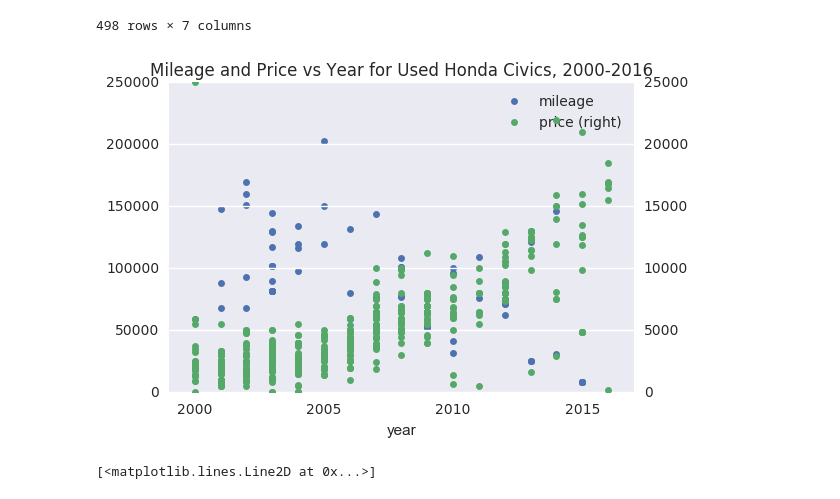
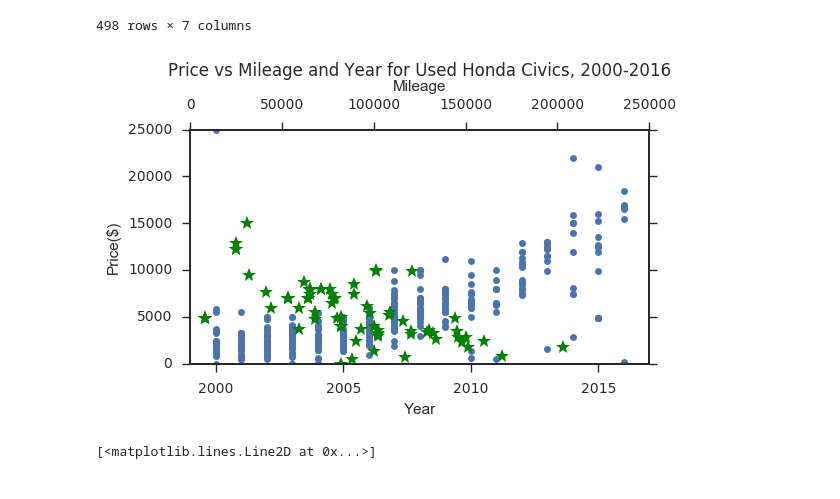
Before and after one commit to bslakman/Cars, a Jupyter notebook: Craigslist.ipynb, the cells around one changed output. Saved outputs shown, nothing was run; the diff lists cells and outputs as text; code cells hidden in the pictures.

Commit message:
Changed plotting of price vs. mileage and year

```diff
--- a/Craigslist.ipynb
+++ b/Craigslist.ipynb
@@ -203,12 +203,22 @@ df
 | 496 | Great car | /gbs/cto/5909131175.html | spencer | 2995 | NaN | NaN | gbs |
 | 497 | honda civic 2001 for parts runs g... | /nos/cto/5946284474.html |  | 2995 | NaN | 2001 | nos |
 498 rows × 7 columns
-# %%
-ax = df.plot('year', ['mileage', 'price'], secondary_y='price', legend=True, style='.', markersize=10, xlim=[1999,2017], title='Mileage and Price vs Year for Used Honda Civics, 2000-2016')
-fig = ax.get_figure()
-fig.savefig('mileage_and_price.pdf')
-# %% [output]
-[figure, removed]
+# %%
+sns.set_style("ticks")
+fig = plt.figure(figsize=(6,4))
+ax1 = fig.add_subplot(111)
+ax1.set_xlabel('Year')
+ax1.set_ylabel('Price($)')
+ax1.set_title('Price vs Mileage and Year for Used Honda Civics, 2000-2016', y= 1.2)
+plt.plot(df['year'], df['price'], '.', ms=10)
+ax1.set_xbound(lower=1999, upper=2017)
+ax2 = ax1.twiny()
+ax2.set_xlabel('Mileage')
+plt.plot(df['mileage'], df['price'], 'g*', ms=10)
+plt.tight_layout()
+plt.savefig('price_year_mileage.pdf')
+# %% [output]
+[figure, added]
 # %%
 plt.plot(df['price'], df['mileage'], linestyle='', marker='.')
 # %% [output]
```
Also changed, not shown: parts of 1 cell of this notebook, 2 other files.
